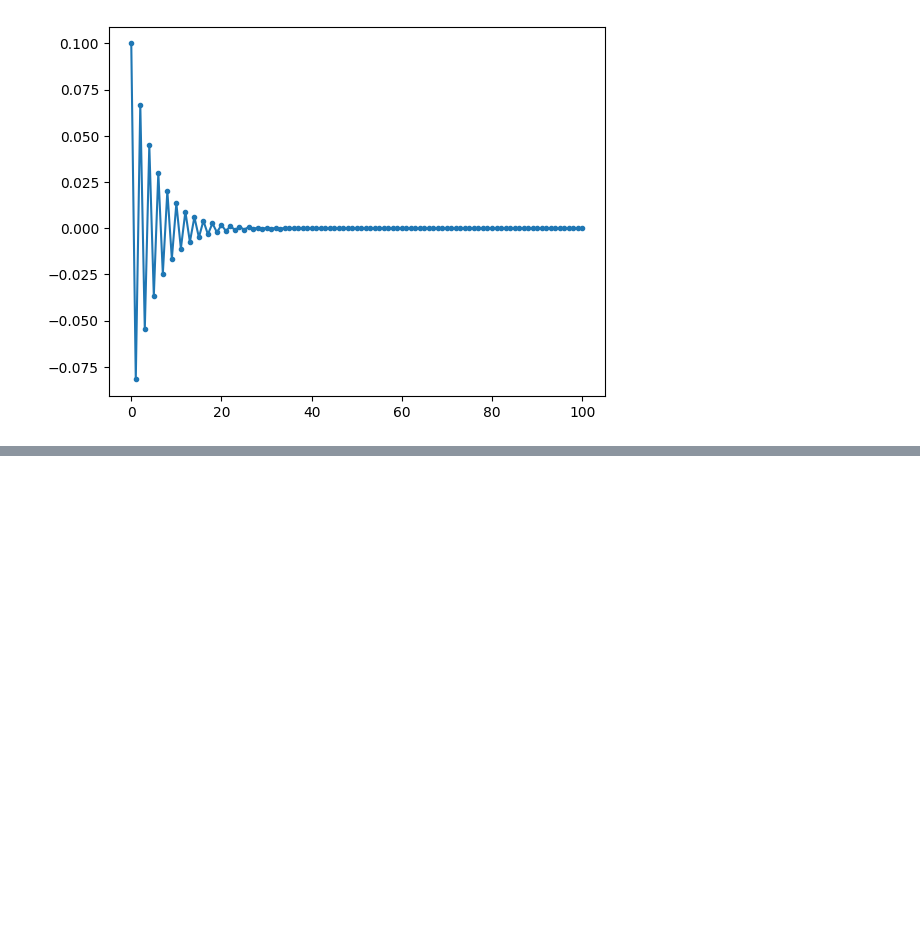
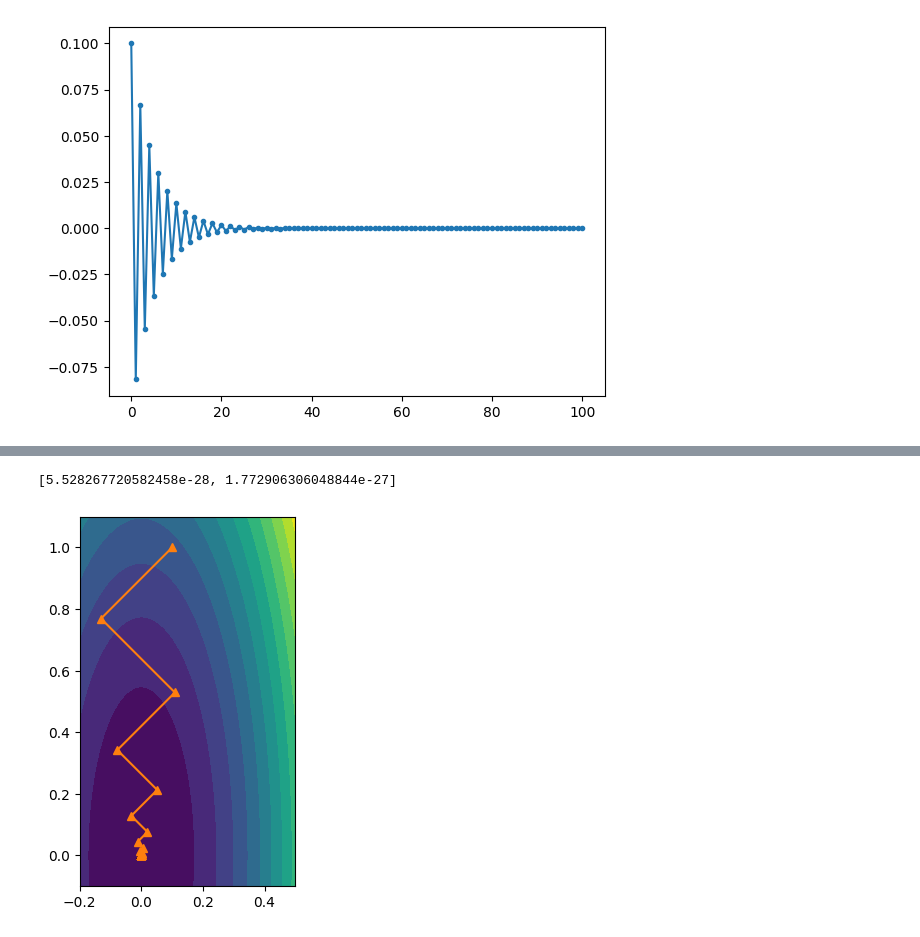
Before and after one commit to fedesanches/master_ia, a Jupyter notebook: matematica_aplicada_y_optimizacion/clase_03/ejercicio_01.ipynb, the cells around one changed output, grey strips where cells are left out. Drawn from its saved outputs; the diff is of its cells as text; code cells hidden in the pictures; blank space fills up the shorter version.

```diff
--- a/matematica_aplicada_y_optimizacion/clase_03/ejercicio_01.ipynb
+++ b/matematica_aplicada_y_optimizacion/clase_03/ejercicio_01.ipynb
@@ -78,0 +88,43 @@ plot(xk, marker='.')
+# %%
+# Seteamos la cantidad de iteraciones (pasos) a realizar
+Nsteps = 100
+
+#Seteamos nuestro Alfa y Beta
+step = (2.0 / (1 + np.sqrt(bb))) ** 2
+beta = ((1 - np.sqrt(bb)) / (1 + np.sqrt(bb))) ** 2
+
+xk = np.zeros(Nsteps + 1)
+yk = np.zeros(Nsteps + 1)
+fk = np.zeros(Nsteps + 1)
+
+wk = np.zeros(Nsteps + 1)
+zk = np.zeros(Nsteps + 1)
+
+# El punto inicial es (bb, 1.0); nuestro X0
+xk[0] = bb
+yk[0] = 1.0
+fk[0] = test_fn((bb, 1.0), aa, bb)
+
+wk[0] = grad((xk[0], yk[0]), aa, bb)[0]
+zk[0] = grad((xk[0], yk[0]), aa, bb)[1]
+# %%
+# Iteramos Nsteps veces, para obtener el nuevo punto; pero ahora tambien usando el anterior
+for ii in range(Nsteps):
+  xk[ii + 1] = xk[ii] - step * wk[ii]
+  yk[ii + 1] = yk[ii] - step * zk[ii]
+
+  fk[ii + 1] = test_fn((xk[ii+1], yk[ii+1]), aa, bb)
+
+  wk[ii + 1] = beta * wk[ii] + grad((xk[ii + 1], yk[ii + 1]), aa, bb)[0]
+  zk[ii + 1] = beta * zk[ii] + grad((xk[ii + 1], yk[ii + 1]), aa, bb)[1]
+
+# Punto minimo es
+[xk[Nsteps], yk[Nsteps]]
+# %% [output]
+[5.528267720582458e-28, 1.772906306048844e-27]
+# %%
+contourf(X, Y, test_fn([X, Y], aa, bb), levels=15)
+plot(xk, yk, color='C1', marker='^', label='GD + mom')
+gca().set_aspect('equal')
+# %% [output]
+[figure, added]
```
Also changed, not shown: parts of 2 cells of this notebook, 4 other files.
